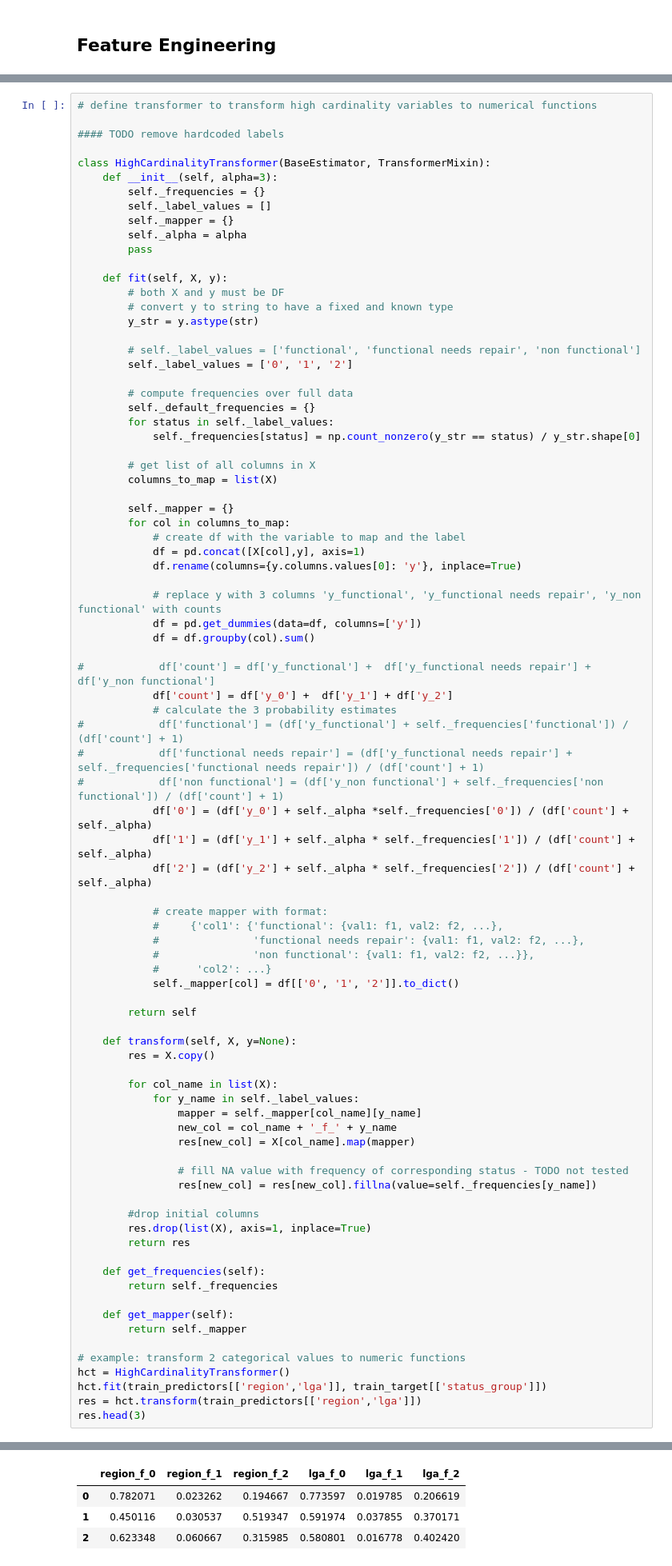
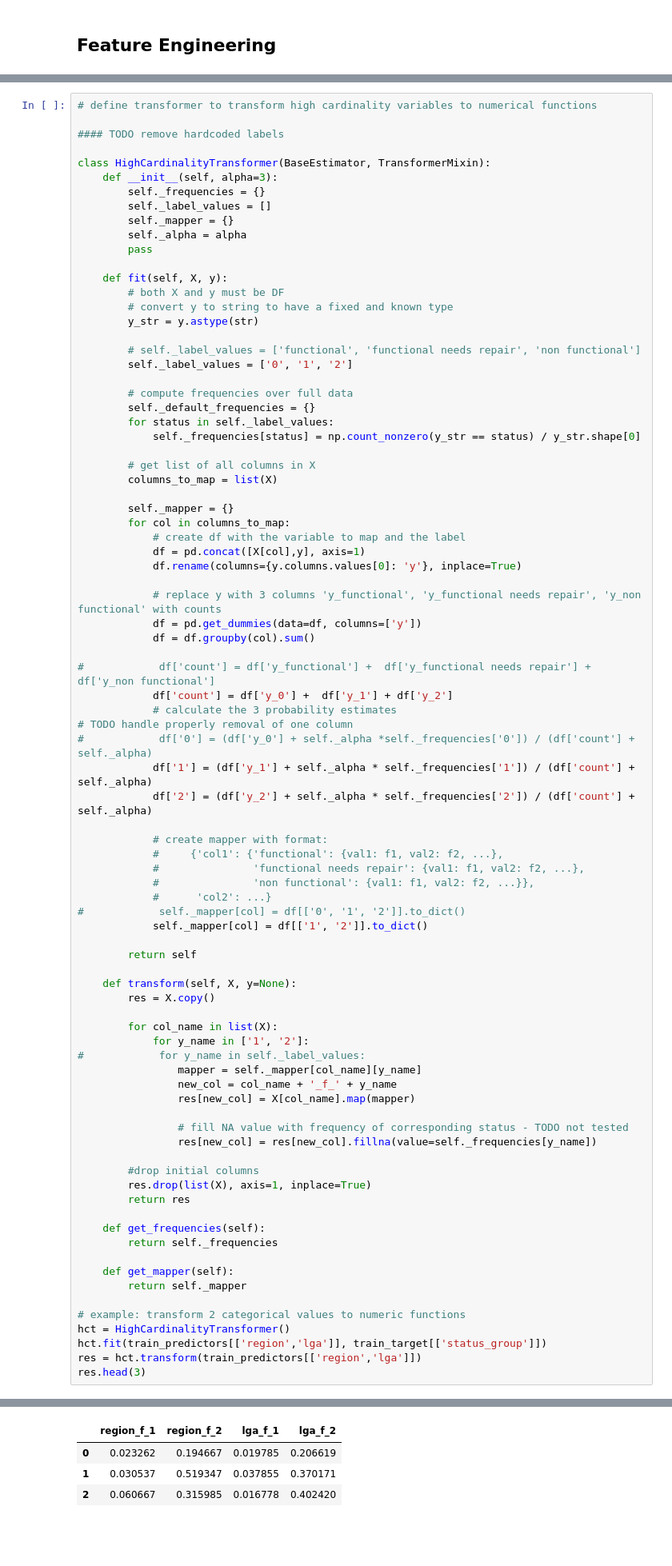
Before and after one commit to cedric-bertrand/DS-py, a Jupyter notebook: taarifa-wp/water_pumps.ipynb, the cells around one changed output, grey strips where cells are left out. Shown: that part at 80% size. Drawn from its saved outputs; the diff is of its cells as text; blank space fills up the shorter version.

```diff
--- a/taarifa-wp/water_pumps.ipynb
+++ b/taarifa-wp/water_pumps.ipynb
@@ -662,10 +673,8 @@ class HighCardinalityTransformer(BaseEstimator, TransformerMixin):
 #            df['count'] = df['y_functional'] +  df['y_functional needs repair'] + df['y_non functional']
             df['count'] = df['y_0'] +  df['y_1'] + df['y_2']
             # calculate the 3 probability estimates
-#            df['functional'] = (df['y_functional'] + self._frequencies['functional']) / (df['count'] + 1)
-#            df['functional needs repair'] = (df['y_functional needs repair'] + self._frequencies['functional needs repair']) / (df['count'] + 1)
-#            df['non functional'] = (df['y_non functional'] + self._frequencies['non functional']) / (df['count'] + 1)
-            df['0'] = (df['y_0'] + self._alpha *self._frequencies['0']) / (df['count'] + self._alpha)
+# TODO handle properly removal of one column
+#            df['0'] = (df['y_0'] + self._alpha *self._frequencies['0']) / (df['count'] + self._alpha)
             df['1'] = (df['y_1'] + self._alpha * self._frequencies['1']) / (df['count'] + self._alpha)
             df['2'] = (df['y_2'] + self._alpha * self._frequencies['2']) / (df['count'] + self._alpha)
 
@@ -674,41 +683,43 @@ class HighCardinalityTransformer(BaseEstimator, TransformerMixin):
             #               'functional needs repair': {val1: f1, val2: f2, ...},
             #               'non functional': {val1: f1, val2: f2, ...}},
             #      'col2': ...}
-            self._mapper[col] = df[['0', '1', '2']].to_dict()
+#            self._mapper[col] = df[['0', '1', '2']].to_dict()
+            self._mapper[col] = df[['1', '2']].to_dict()
 
         return self
 
     def transform(self, X, y=None):
         res = X.copy()
 
         for col_name in list(X):
-            for y_name in self._label_values:
+            for y_name in ['1', '2']:
+#            for y_name in self._label_values:
                 mapper = self._mapper[col_name][y_name]
                 new_col = col_name + '_f_' + y_name
                 res[new_col] = X[col_name].map(mapper)
 
                 # fill NA value with frequency of corresponding status - TODO not tested
                 res[new_col] = res[new_col].fillna(value=self._frequencies[y_name])
 
         #drop initial columns
         res.drop(list(X), axis=1, inplace=True)
         return res
 
     def get_frequencies(self):
         return self._frequencies
 
     def get_mapper(self):
         return self._mapper
 
 # example: transform 2 categorical values to numeric functions
 hct = HighCardinalityTransformer()
 hct.fit(train_predictors[['region','lga']], train_target[['status_group']])
 res = hct.transform(train_predictors[['region','lga']])
 res.head(3)
 # %% [output]
 HighCardinalityTransformer(alpha=None)
-|  | region_f_0 | region_f_1 | region_f_2 | lga_f_0 | lga_f_1 | lga_f_2 |
-| 0 | 0.782071 | 0.023262 | 0.194667 | 0.773597 | 0.019785 | 0.206619 |
-| 1 | 0.450116 | 0.030537 | 0.519347 | 0.591974 | 0.037855 | 0.370171 |
-| 2 | 0.623348 | 0.060667 | 0.315985 | 0.580801 | 0.016778 | 0.402420 |
+|  | region_f_1 | region_f_2 | lga_f_1 | lga_f_2 |
+| 0 | 0.023262 | 0.194667 | 0.019785 | 0.206619 |
+| 1 | 0.030537 | 0.519347 | 0.037855 | 0.370171 |
+| 2 | 0.060667 | 0.315985 | 0.016778 | 0.402420 |
 # %% [markdown]
```
Also changed, not shown: parts of 33 cells of this notebook.
